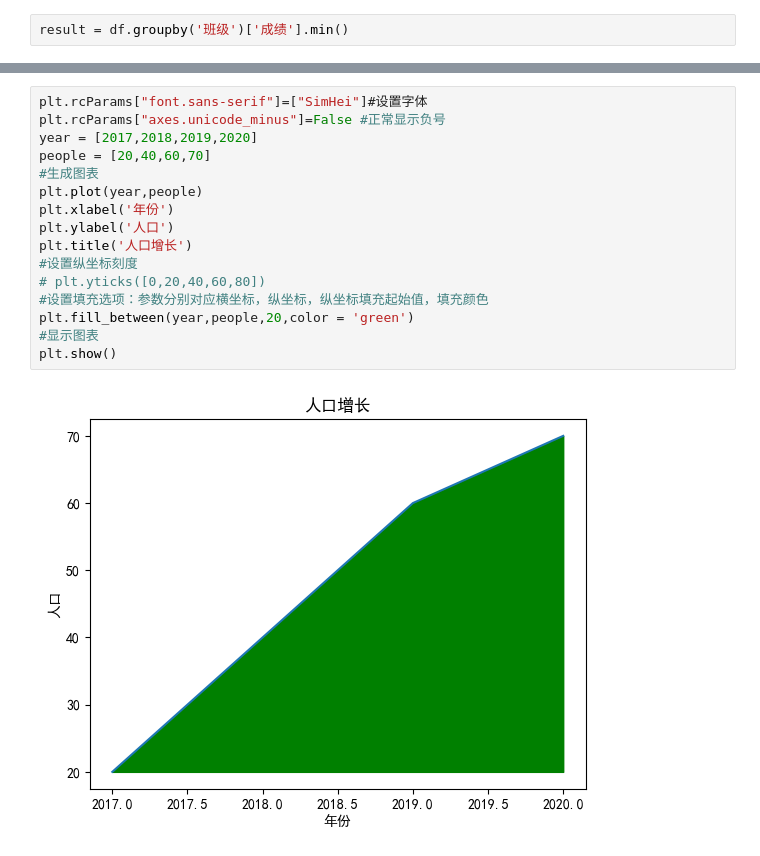
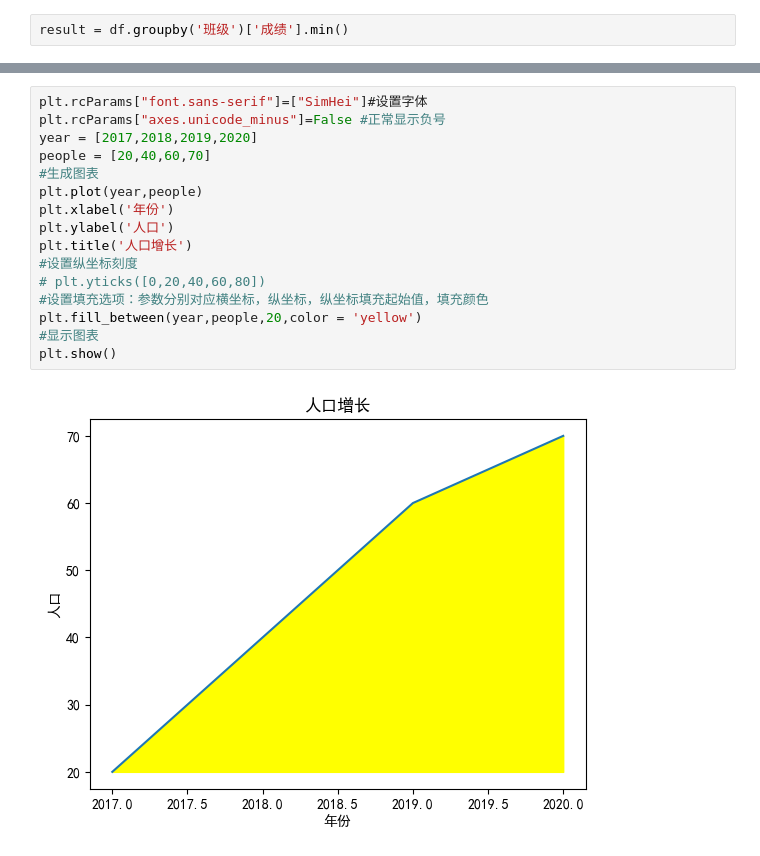
Before and after one commit to zhaomeiliang/homework, a Jupyter notebook: 06-dataframe.ipynb, the cells around one changed output, grey strips where cells are left out. Saved outputs shown, nothing was run; the diff lists cells and outputs as text.

```diff
--- a/06-dataframe.ipynb
+++ b/06-dataframe.ipynb
@@ -122,18 +122,18 @@ plt.show()
 # %%
 plt.rcParams["font.sans-serif"]=["SimHei"]#设置字体
 plt.rcParams["axes.unicode_minus"]=False #正常显示负号
 year = [2017,2018,2019,2020]
 people = [20,40,60,70]
 #生成图表
 plt.plot(year,people)
 plt.xlabel('年份')
 plt.ylabel('人口')
 plt.title('人口增长')
 #设置纵坐标刻度
 # plt.yticks([0,20,40,60,80])
 #设置填充选项：参数分别对应横坐标，纵坐标，纵坐标填充起始值，填充颜色
-plt.fill_between(year,people,20,color = 'green')
+plt.fill_between(year,people,20,color = 'yellow')
 #显示图表
 plt.show()
 # %% [output]
-[figure, old version]
+[figure, new version]
```
Also changed, not shown: parts of 2 cells of this notebook, 1 other file.
